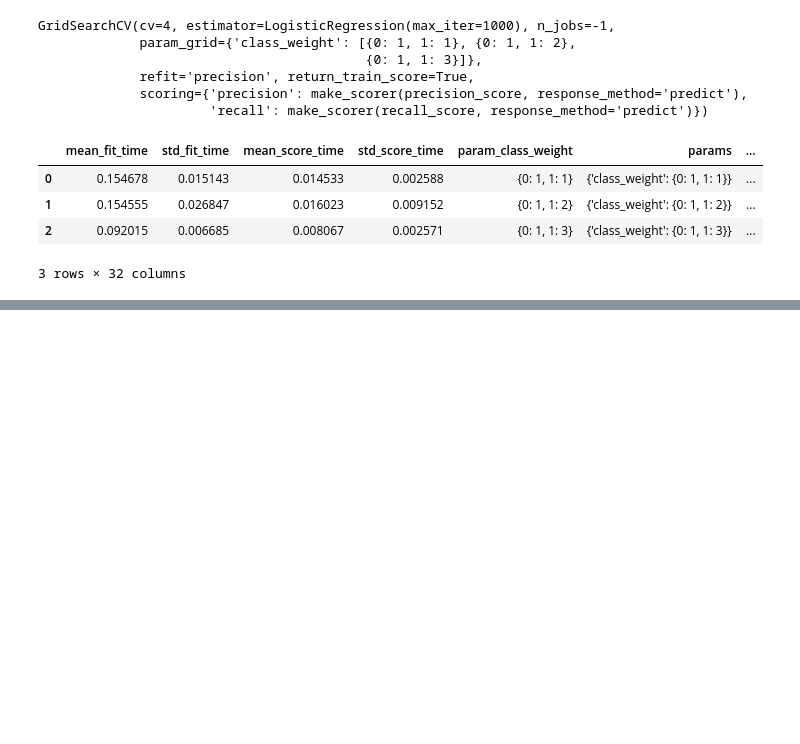
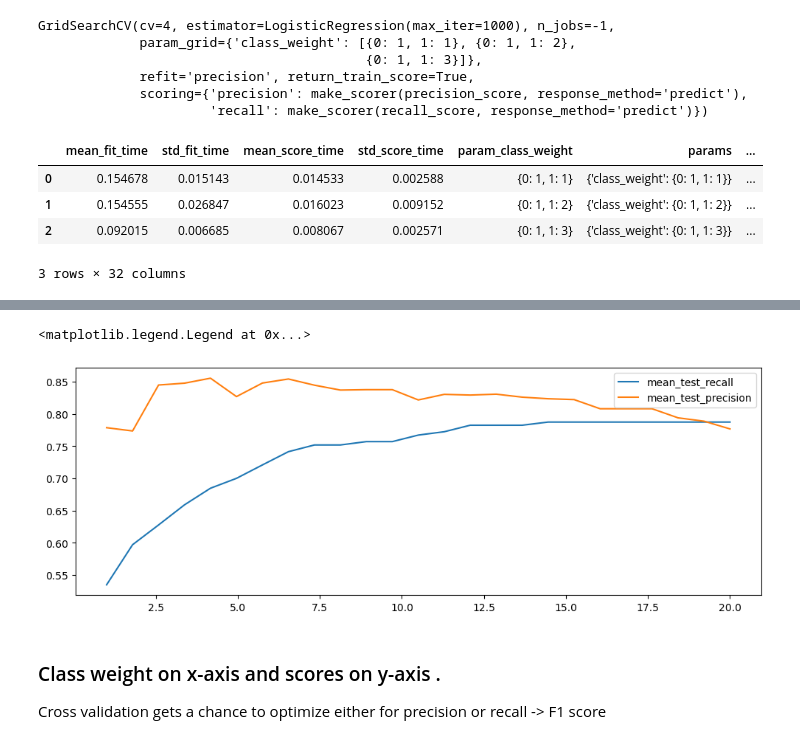
Before and after one commit to victorhrls/scikit-learn-intro, a Jupyter notebook: scikit_init.ipynb, the cells around one changed output, grey strips where cells are left out. Cells and saved outputs as stored; diff of their text form; code cells hidden in the pictures; blank space fills up the shorter version.

Commit message:
comparisons and make_score

```diff
--- a/scikit_init.ipynb
+++ b/scikit_init.ipynb
@@ -553,3 +553,17 @@ pd.DataFrame(grid.cv_results_)
 | 1 | 0.154555 | 0.026847 | 0.016023 | 0.009152 | {0: 1, 1: 2} | {'class_weight': {0: 1, 1: 2}} | ... |
 | 2 | 0.092015 | 0.006685 | 0.008067 | 0.002571 | {0: 1, 1: 3} | {'class_weight': {0: 1, 1: 3}} | ... |
 3 rows × 32 columns
+# %%
+# testing different things
+
+grid = GridSearchCV(
+    estimator = LogisticRegression(max_iter=1000),
+    param_grid={'class_weight': [{0:1,1:v}for v in np.linspace(1,20,25)]},
+    scoring = {'precision': make_scorer(precision_score) , 'recall' :make_scorer(recall_score)}, # keep track of both
+    refit='precision',                                                                           # optimize precision
+    return_train_score=True,
+    cv = 12,
+    n_jobs = -1
+)
+
+grid.fit(X,y)
@@ -555,0 +588,2 @@ pd.DataFrame(grid.cv_results_)
+# %%
+df= pd.DataFrame(grid.cv_results_)
@@ -555,0 +600,13 @@ pd.DataFrame(grid.cv_results_)
+# %%
+plt.figure(figsize=(12,4))
+for score in ['mean_test_recall','mean_test_precision']:
+    plt.plot([_[1] for _ in df['param_class_weight']],
+            df[score],
+            label = score)
+plt.legend()
+# %% [output]
+<matplotlib.legend.Legend at 0x...>
+[figure, added]
+# %% [markdown]
+### Class weight on x-axis and scores on y-axis .
+Cross validation gets a chance to optimize either for precision or recall -> F1 score
```
Also changed, not shown: parts of 9 cells of this notebook.
